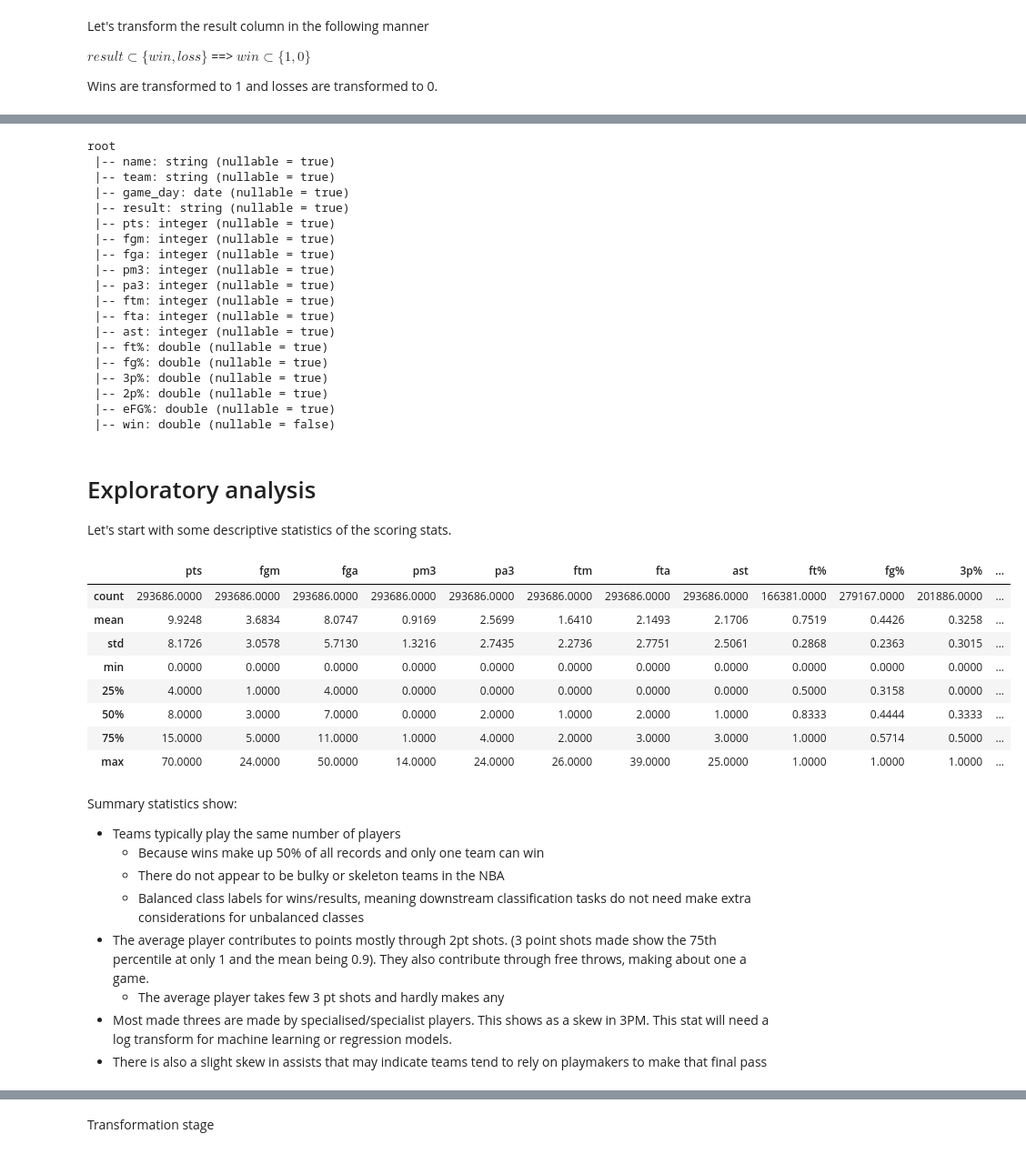
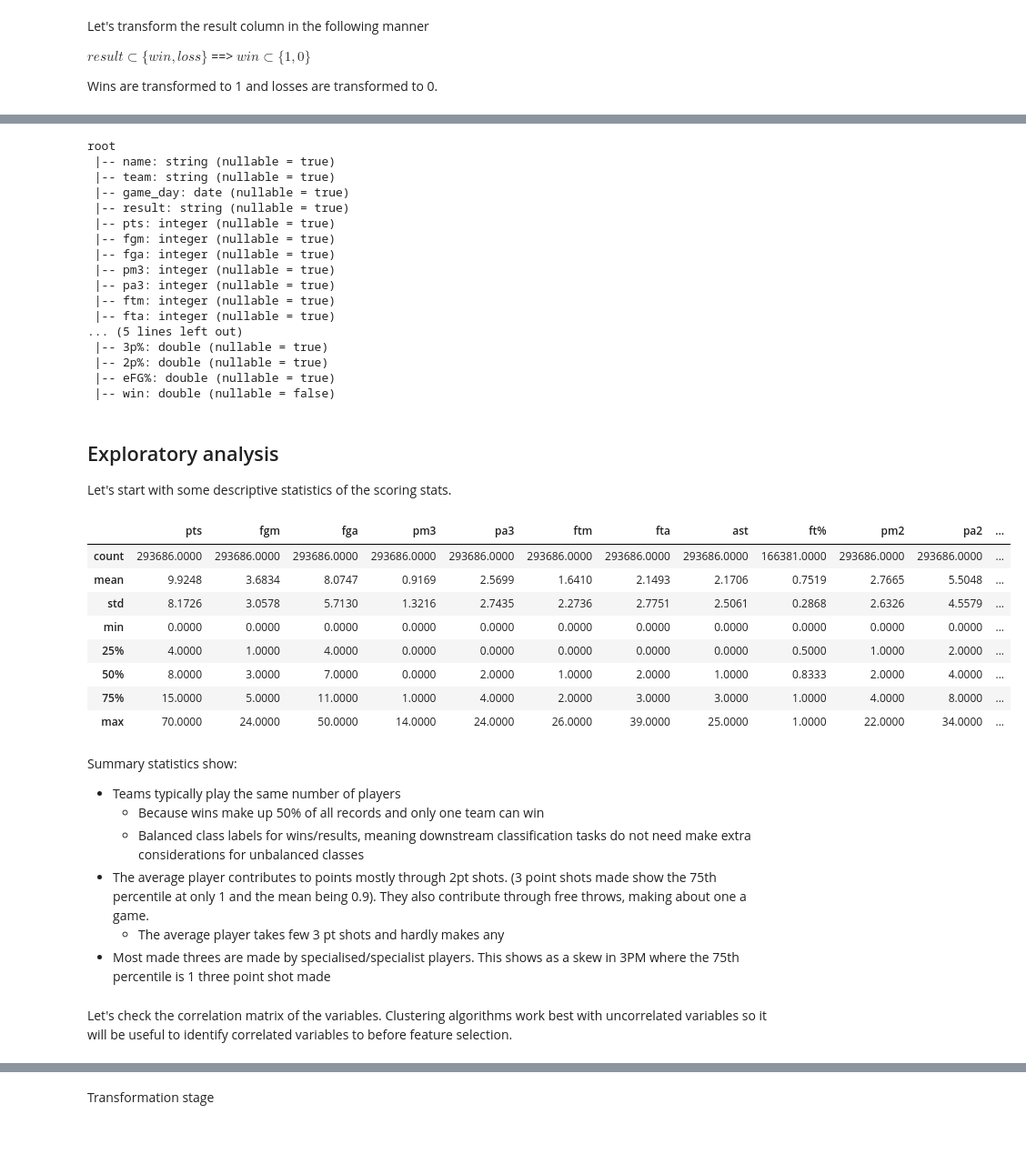
Before and after one commit to Blunt10K/NBA, a Jupyter notebook: notebooks/analysis.ipynb, the cells around one changed output, grey strips where cells are left out. Shown at 91% size. Saved outputs shown, nothing was run; the diff lists cells and outputs as text; code cells hidden in the pictures.

Commit message:
update analysis

```diff
--- a/notebooks/analysis.ipynb
+++ b/notebooks/analysis.ipynb
@@ -51,6 +62,8 @@ Compute some derived scoring stats
 # %%
 scoring_df = (scoring_df.withColumn('ft%', scoring_df['ftm']/scoring_df['fta'])
+    .withColumn('pm2', scoring_df['fgm']-scoring_df['pm3'])
+    .withColumn('pa2', scoring_df['fga']-scoring_df['pa3'])
     .withColumn('fg%', scoring_df['fgm']/scoring_df['fga'])
     .withColumn('3p%', scoring_df['pm3']/scoring_df['pa3'])
     .withColumn('2p%', (scoring_df['fgm'] - scoring_df['pm3'])/(scoring_df['fga'] -scoring_df['pa3']))
-    .withColumn('eFG%', (scoring_df['fgm'] + 0.5*scoring_df['pm3'])/scoring_df['fga']))
+    .withColumn('eFG%',(scoring_df['fgm'] + 0.5*scoring_df['pm3'])/scoring_df['fga']))
@@ -82,36 +105,36 @@ root
  |-- pa3: integer (nullable = true)
  |-- ftm: integer (nullable = true)
  |-- fta: integer (nullable = true)
- |-- ast: integer (nullable = true)
- |-- ft%: double (nullable = true)
- |-- fg%: double (nullable = true)
+... (5 lines left out)
  |-- 3p%: double (nullable = true)
  |-- 2p%: double (nullable = true)
  |-- eFG%: double (nullable = true)
  |-- win: double (nullable = false)
 # %% [markdown]
-# Exploratory analysis
+## Exploratory analysis
 
 Let's start with some descriptive statistics of the scoring stats.
 # %%
-scoring_df.select(*scoring_df.columns[4:]).toPandas().describe().round(4)
+to_plot = scoring_df.select(*scoring_df.columns[4:]).toPandas()
+
+to_plot.describe().round(4)
 # %% [output]
-|  | pts | fgm | fga | pm3 | pa3 | ftm | fta | ast | ft% | fg% | 3p% | ... |
-| count | 293686.0000 | 293686.0000 | 293686.0000 | 293686.0000 | 293686.0000 | 293686.0000 | 293686.0000 | 293686.0000 | 166381.0000 | 279167.0000 | 201886.0000 | ... |
-| mean | 9.9248 | 3.6834 | 8.0747 | 0.9169 | 2.5699 | 1.6410 | 2.1493 | 2.1706 | 0.7519 | 0.4426 | 0.3258 | ... |
-| std | 8.1726 | 3.0578 | 5.7130 | 1.3216 | 2.7435 | 2.2736 | 2.7751 | 2.5061 | 0.2868 | 0.2363 | 0.3015 | ... |
+|  | pts | fgm | fga | pm3 | pa3 | ftm | fta | ast | ft% | pm2 | pa2 | ... |
+| count | 293686.0000 | 293686.0000 | 293686.0000 | 293686.0000 | 293686.0000 | 293686.0000 | 293686.0000 | 293686.0000 | 166381.0000 | 293686.0000 | 293686.0000 | ... |
+| mean | 9.9248 | 3.6834 | 8.0747 | 0.9169 | 2.5699 | 1.6410 | 2.1493 | 2.1706 | 0.7519 | 2.7665 | 5.5048 | ... |
+| std | 8.1726 | 3.0578 | 5.7130 | 1.3216 | 2.7435 | 2.2736 | 2.7751 | 2.5061 | 0.2868 | 2.6326 | 4.5579 | ... |
 | min | 0.0000 | 0.0000 | 0.0000 | 0.0000 | 0.0000 | 0.0000 | 0.0000 | 0.0000 | 0.0000 | 0.0000 | 0.0000 | ... |
-| 25% | 4.0000 | 1.0000 | 4.0000 | 0.0000 | 0.0000 | 0.0000 | 0.0000 | 0.0000 | 0.5000 | 0.3158 | 0.0000 | ... |
-| 50% | 8.0000 | 3.0000 | 7.0000 | 0.0000 | 2.0000 | 1.0000 | 2.0000 | 1.0000 | 0.8333 | 0.4444 | 0.3333 | ... |
-| 75% | 15.0000 | 5.0000 | 11.0000 | 1.0000 | 4.0000 | 2.0000 | 3.0000 | 3.0000 | 1.0000 | 0.5714 | 0.5000 | ... |
-| max | 70.0000 | 24.0000 | 50.0000 | 14.0000 | 24.0000 | 26.0000 | 39.0000 | 25.0000 | 1.0000 | 1.0000 | 1.0000 | ... |
+| 25% | 4.0000 | 1.0000 | 4.0000 | 0.0000 | 0.0000 | 0.0000 | 0.0000 | 0.0000 | 0.5000 | 1.0000 | 2.0000 | ... |
+| 50% | 8.0000 | 3.0000 | 7.0000 | 0.0000 | 2.0000 | 1.0000 | 2.0000 | 1.0000 | 0.8333 | 2.0000 | 4.0000 | ... |
+| 75% | 15.0000 | 5.0000 | 11.0000 | 1.0000 | 4.0000 | 2.0000 | 3.0000 | 3.0000 | 1.0000 | 4.0000 | 8.0000 | ... |
+| max | 70.0000 | 24.0000 | 50.0000 | 14.0000 | 24.0000 | 26.0000 | 39.0000 | 25.0000 | 1.0000 | 22.0000 | 34.0000 | ... |
 # %% [markdown]
 Summary statistics show:
 - Teams typically play the same number of players
     - Because wins make up 50% of all records and only one team can win
-    - There do not appear to be bulky or skeleton teams in the NBA
     - Balanced class labels for wins/results, meaning downstream classification tasks do not need make extra considerations for unbalanced classes
 - The average player contributes to points mostly through 2pt shots. (3 point shots made show the 75th percentile at only 1 and the mean being 0.9). They also contribute through free throws, making about one a game.
     - The average player takes few 3 pt shots and hardly makes any
-- Most made threes are made by specialised/specialist players. This shows as a skew in 3PM. This stat will need a log transform for machine learning or regression models.
-- There is also a slight skew in assists that may indicate teams tend to rely on playmakers to make that final pass
+- Most made threes are made by specialised/specialist players. This shows as a skew in 3PM where the 75th percentile is 1 three point shot made
+# %% [markdown]
+Let's check the correlation matrix of the variables. Clustering algorithms work best with uncorrelated variables so it will be useful to identify correlated variables to before feature selection.
```
Also changed, not shown: parts of 65 cells of this notebook, 6 other files.
